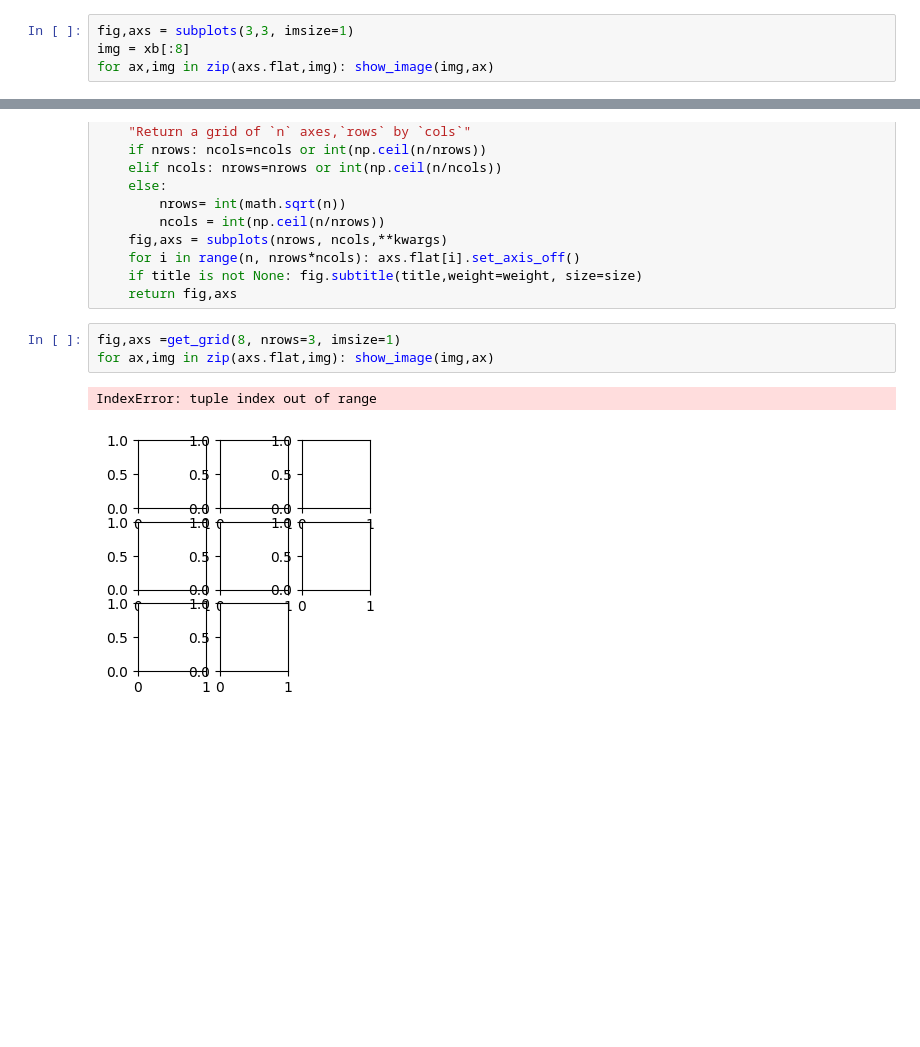
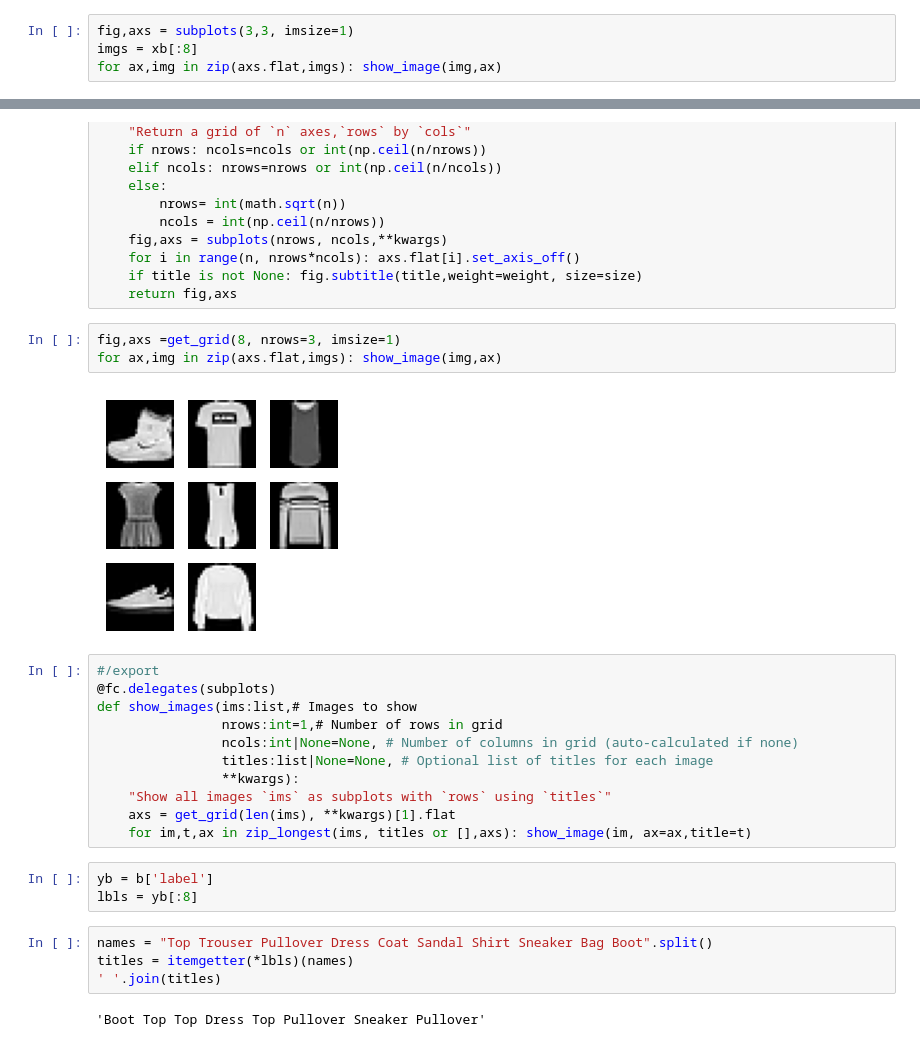
Before and after one commit to mtm-007/Deep-Learing-from-the-foundation-and-GEN_AI, a Jupyter notebook: data_sets_hf.ipynb, the cells around one changed output, grey strips where cells are left out. Saved outputs shown, nothing was run; the diff lists cells and outputs as text; blank space fills up the shorter version.

```diff
--- a/data_sets_hf.ipynb
+++ b/data_sets_hf.ipynb
@@ -272,8 +272,8 @@ A figure and a set of subplots to display images of `imsize` inches
 | kwargs |  |  |  |
 # %%
 fig,axs = subplots(3,3, imsize=1)
-img = xb[:8]
-for ax,img in zip(axs.flat,img): show_image(img,ax)
+imgs = xb[:8]
+for ax,img in zip(axs.flat,imgs): show_image(img,ax)
 # %% [output]
 [figure]
 # %%
@@ -300,7 +300,26 @@ def get_grid(
     return fig,axs
 # %%
 fig,axs =get_grid(8, nrows=3, imsize=1)
-for ax,img in zip(axs.flat,img): show_image(img,ax)
+for ax,img in zip(axs.flat,imgs): show_image(img,ax)
 # %% [output]
-IndexError: tuple index out of range
-[figure, old version]
+[figure, new version]
+# %%
+#/export
+@fc.delegates(subplots)
+def show_images(ims:list,# Images to show
+                nrows:int=1,# Number of rows in grid
+                ncols:int|None=None, # Number of columns in grid (auto-calculated if none)
+                titles:list|None=None, # Optional list of titles for each image
+                **kwargs):
+    "Show all images `ims` as subplots with `rows` using `titles`"
+    axs = get_grid(len(ims), **kwargs)[1].flat
+    for im,t,ax in zip_longest(ims, titles or [],axs): show_image(im, ax=ax,title=t)
+# %%
+yb = b['label']
+lbls = yb[:8]
+# %%
+names = "Top Trouser Pullover Dress Coat Sandal Shirt Sneaker Bag Boot".split()
+titles = itemgetter(*lbls)(names)
+' '.join(titles)
+# %% [output]
+'Boot Top Top Dress Top Pullover Sneaker Pullover'
```
Also changed, not shown: parts of 1 cell of this notebook.
